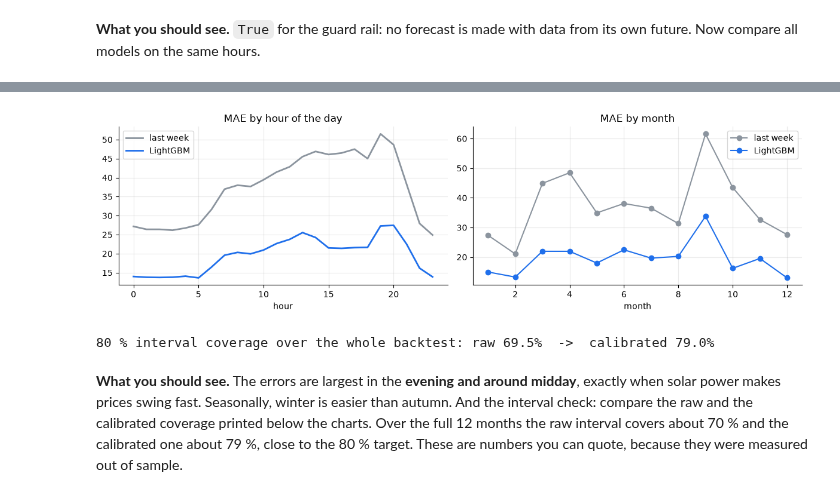
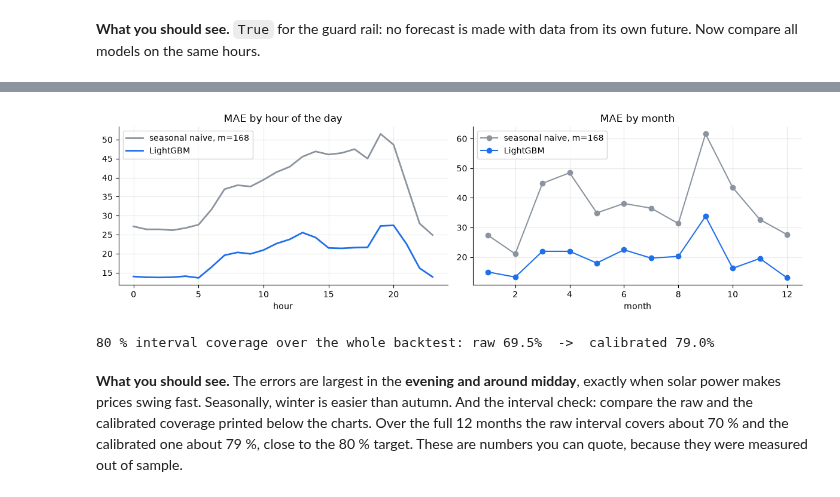
Before and after one commit to Omercan4/energy-price-forecast, a Jupyter notebook: notebooks/01_end_to_end_walkthrough.ipynb, the cells around one changed output, grey strips where cells are left out. Saved outputs shown, nothing was run; the diff lists cells and outputs as text; code cells hidden in the pictures.

```diff
--- a/notebooks/01_end_to_end_walkthrough.ipynb
+++ b/notebooks/01_end_to_end_walkthrough.ipynb
@@ -502,22 +570,22 @@ Averages hide a lot. Where is the model weak?
 # %%
 local = bt.copy()
 local.index = local.index.tz_convert(config.TIMEZONE)
-err = pd.DataFrame({"last week": (local["price"] - local["naive_168"]).abs(), "LightGBM": (local["price"] - local["q50"]).abs()})
+err = pd.DataFrame({"seasonal naive, m=168": (local["price"] - local["naive_168"]).abs(), "LightGBM": (local["price"] - local["q50"]).abs()})
 fig, axes = plt.subplots(1, 2, figsize=(12, 3.6))
 err.groupby(local.index.hour).mean().plot(ax=axes[0], color=[GREY, BLUE], lw=2)
 axes[0].set_title("MAE by hour of the day")
 axes[0].set_xlabel("hour")
 err.groupby(local.index.month).mean().plot(ax=axes[1], color=[GREY, BLUE], marker="o")
 axes[1].set_title("MAE by month")
 axes[1].set_xlabel("month")
 plt.tight_layout()
 plt.show()
 
 cal = metrics.coverage(bt["price"], bt["q10"], bt["q90"])
 raw = metrics.coverage(bt["price"], bt["q10_raw"], bt["q90_raw"]) if "q10_raw" in bt else float("nan")
 print(f"80 % interval coverage over the whole backtest: raw {raw:.1%}  ->  calibrated {cal:.1%}")
 # %% [output]
-[figure, old version]
+[figure, new version]
 80 % interval coverage over the whole backtest: raw 69.5%  ->  calibrated 79.0%
 # %% [markdown]
 **What you should see.** The errors are largest in the **evening and around midday**, exactly when solar power makes prices swing fast. Seasonally, winter is easier than autumn.
```
Also changed, not shown: parts of 14 cells of this notebook.
